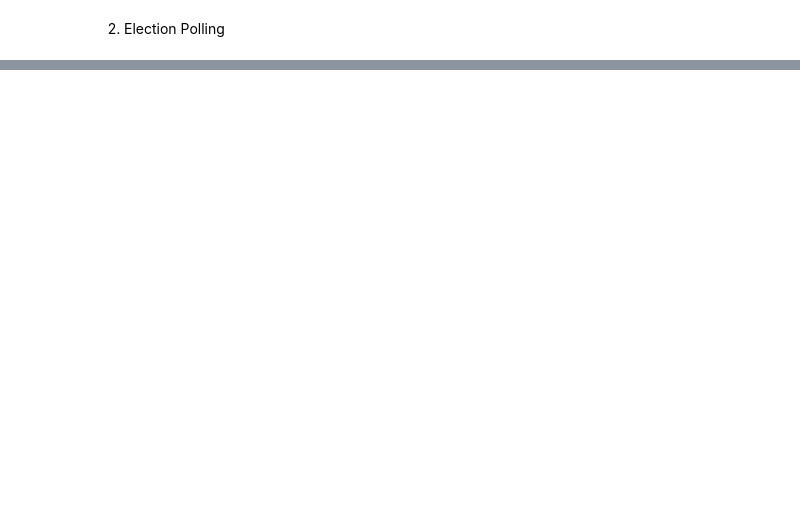
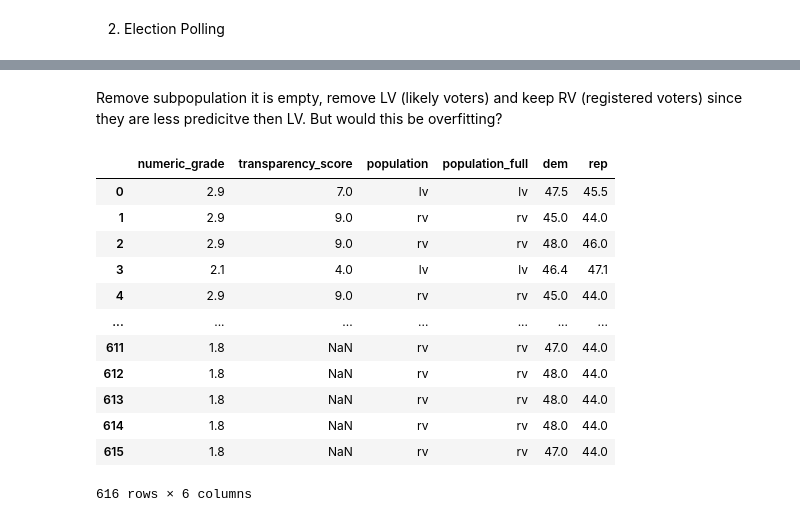
Before and after one commit to qusayqadir/PredictingUS-Election2024, a Jupyter notebook: ElectionData-EDA.ipynb, the cells around one changed output, grey strips where cells are left out. Saved outputs shown, nothing was run; the diff lists cells and outputs as text; code cells hidden in the pictures; blank space fills up the shorter version.

```diff
--- a/ElectionData-EDA.ipynb
+++ b/ElectionData-EDA.ipynb
@@ -93,0 +188,5 @@ dtype: object
+# %%
+new_columns = ['numeric_grade', 'transparency_score', 'population','subpopulation','population_full', 'dem','rep']
+#df_polling['race_id'].unique()
+df_polling = df_polling.loc[: , new_columns]
+print(df_polling)
@@ -93,0 +211,18 @@ dtype: object
+# %% [markdown]
+Remove subpopulation it is empty, remove LV (likely voters) and keep RV (registered voters) since they are less predicitve then LV. But would this be overfitting?
+# %%
+df_polling.drop(columns='subpopulation')
+# %% [output]
+|  | numeric_grade | transparency_score | population | population_full | dem | rep |
+| 0 | 2.9 | 7.0 | lv | lv | 47.5 | 45.5 |
+| 1 | 2.9 | 9.0 | rv | rv | 45.0 | 44.0 |
+| 2 | 2.9 | 9.0 | rv | rv | 48.0 | 46.0 |
+| 3 | 2.1 | 4.0 | lv | lv | 46.4 | 47.1 |
+| 4 | 2.9 | 9.0 | rv | rv | 45.0 | 44.0 |
+| ... | ... | ... | ... | ... | ... | ... |
+| 611 | 1.8 | NaN | rv | rv | 47.0 | 44.0 |
+| 612 | 1.8 | NaN | rv | rv | 48.0 | 44.0 |
+| 613 | 1.8 | NaN | rv | rv | 48.0 | 44.0 |
+| 614 | 1.8 | NaN | rv | rv | 48.0 | 44.0 |
+| 615 | 1.8 | NaN | rv | rv | 47.0 | 44.0 |
+616 rows × 6 columns
```
Also changed, not shown: parts of 18 cells of this notebook.
